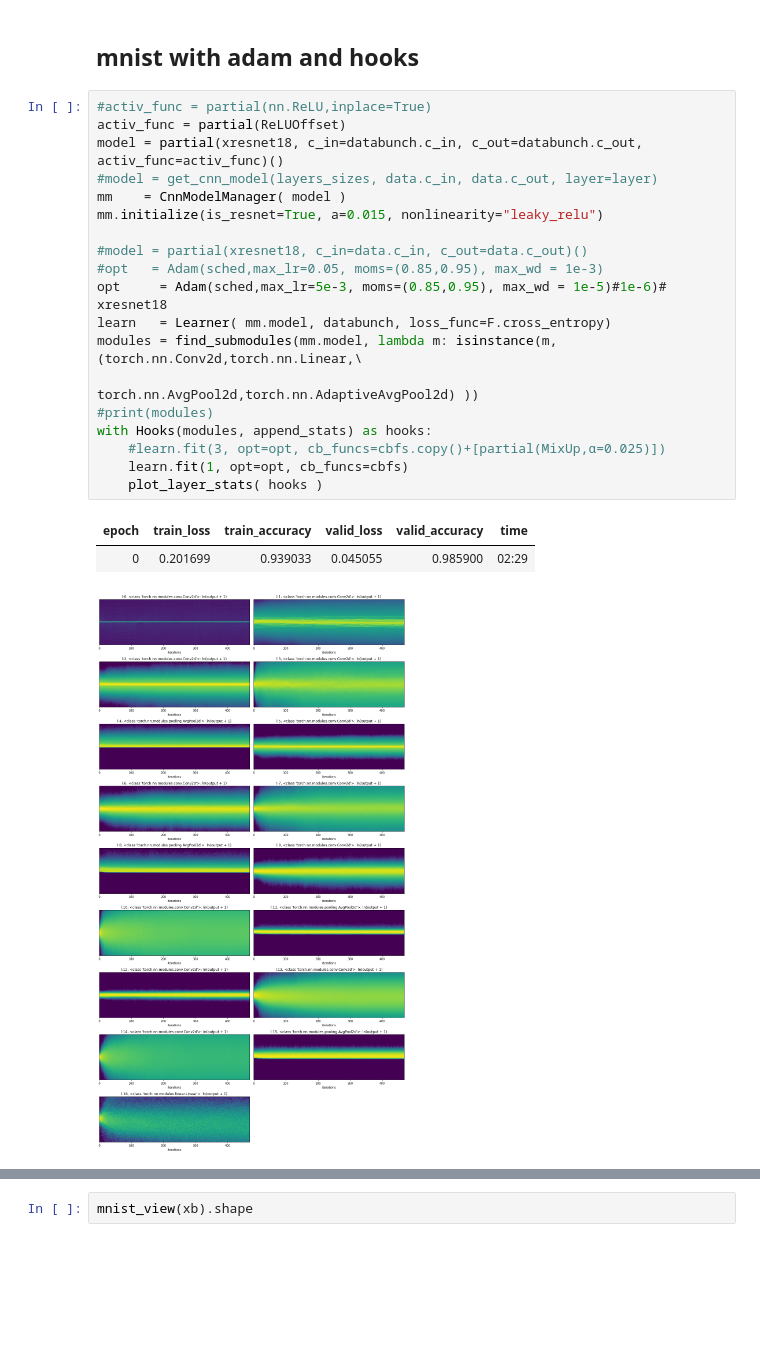
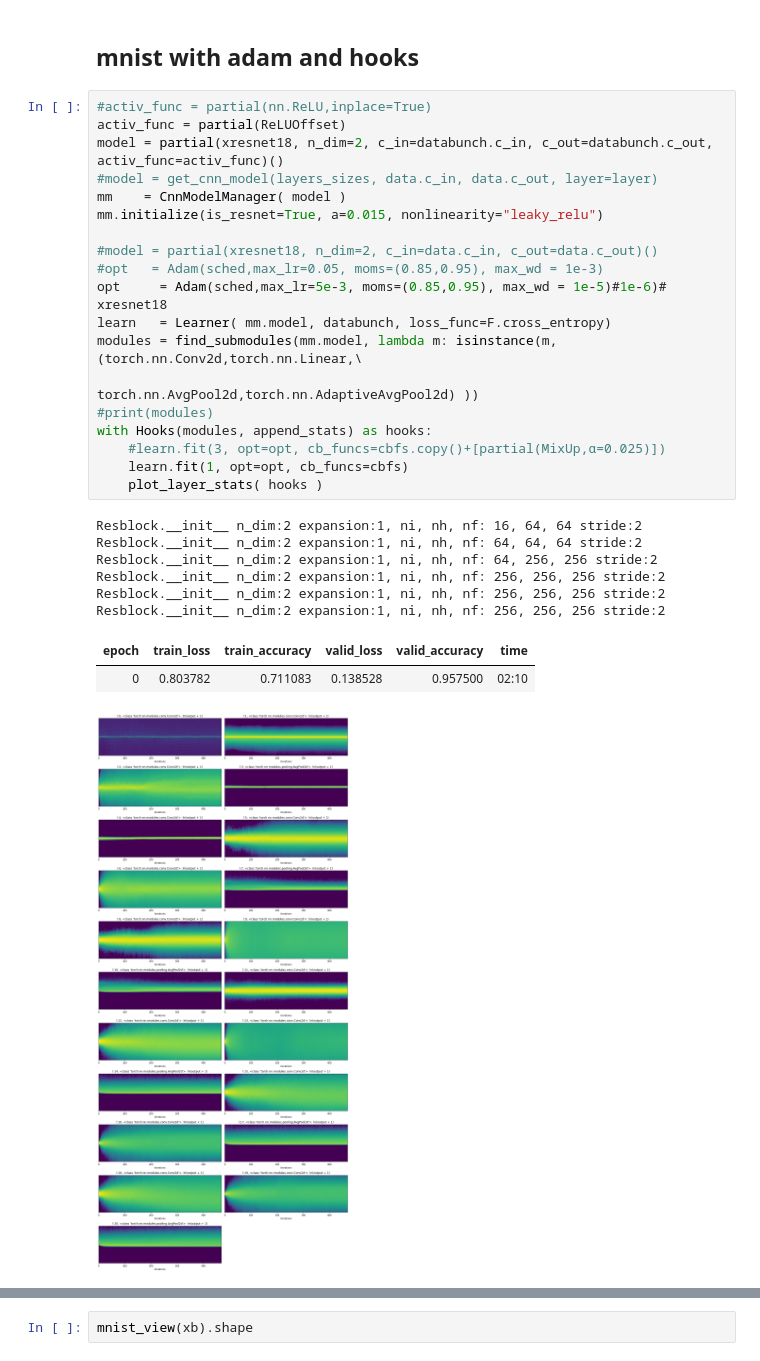
Before and after one commit to kasparlund/ai, a Jupyter notebook: app_image_01_mnist_optimizers.ipynb, the cells around one changed output, grey strips where cells are left out. Saved outputs shown, nothing was run; the diff lists cells and outputs as text; blank space fills up the shorter version.

```diff
--- a/app_image_01_mnist_optimizers.ipynb
+++ b/app_image_01_mnist_optimizers.ipynb
@@ -587,23 +579,29 @@ learn.find_subcription_by_cls(Recorder).plot_lr(),plt.show()
 # %%
 #activ_func = partial(nn.ReLU,inplace=True)
 activ_func = partial(ReLUOffset)
-model = partial(xresnet18, c_in=databunch.c_in, c_out=databunch.c_out, activ_func=activ_func)()
+model = partial(xresnet18, n_dim=2, c_in=databunch.c_in, c_out=databunch.c_out, activ_func=activ_func)()
 #model = get_cnn_model(layers_sizes, data.c_in, data.c_out, layer=layer)
 mm    = CnnModelManager( model )
 mm.initialize(is_resnet=True, a=0.015, nonlinearity="leaky_relu")
 
-#model = partial(xresnet18, c_in=data.c_in, c_out=data.c_out)()
+#model = partial(xresnet18, n_dim=2, c_in=data.c_in, c_out=data.c_out)()
 #opt   = Adam(sched,max_lr=0.05, moms=(0.85,0.95), max_wd = 1e-3)
 opt     = Adam(sched,max_lr=5e-3, moms=(0.85,0.95), max_wd = 1e-5)#1e-6)# xresnet18
 learn   = Learner( mm.model, databunch, loss_func=F.cross_entropy)
 modules = find_submodules(mm.model, lambda m: isinstance(m, (torch.nn.Conv2d,torch.nn.Linear,\
                                                              torch.nn.AvgPool2d,torch.nn.AdaptiveAvgPool2d) ))
 #print(modules)
 with Hooks(modules, append_stats) as hooks:
     #learn.fit(3, opt=opt, cb_funcs=cbfs.copy()+[partial(MixUp,α=0.025)])
     learn.fit(1, opt=opt, cb_funcs=cbfs)
     plot_layer_stats( hooks )
 # %% [output]
+Resblock.__init__ n_dim:2 expansion:1, ni, nh, nf: 16, 64, 64 stride:2
+Resblock.__init__ n_dim:2 expansion:1, ni, nh, nf: 64, 64, 64 stride:2
+Resblock.__init__ n_dim:2 expansion:1, ni, nh, nf: 64, 256, 256 stride:2
+Resblock.__init__ n_dim:2 expansion:1, ni, nh, nf: 256, 256, 256 stride:2
+Resblock.__init__ n_dim:2 expansion:1, ni, nh, nf: 256, 256, 256 stride:2
+Resblock.__init__ n_dim:2 expansion:1, ni, nh, nf: 256, 256, 256 stride:2
 | epoch | train_loss | train_accuracy | valid_loss | valid_accuracy | time |
-| 0 | 0.201699 | 0.939033 | 0.045055 | 0.985900 | 02:29 |
+| 0 | 0.803782 | 0.711083 | 0.138528 | 0.957500 | 02:10 |
-[figure, old version]
+[figure, new version]
```
Also changed, not shown: parts of 21 cells of this notebook, 6 other files.
